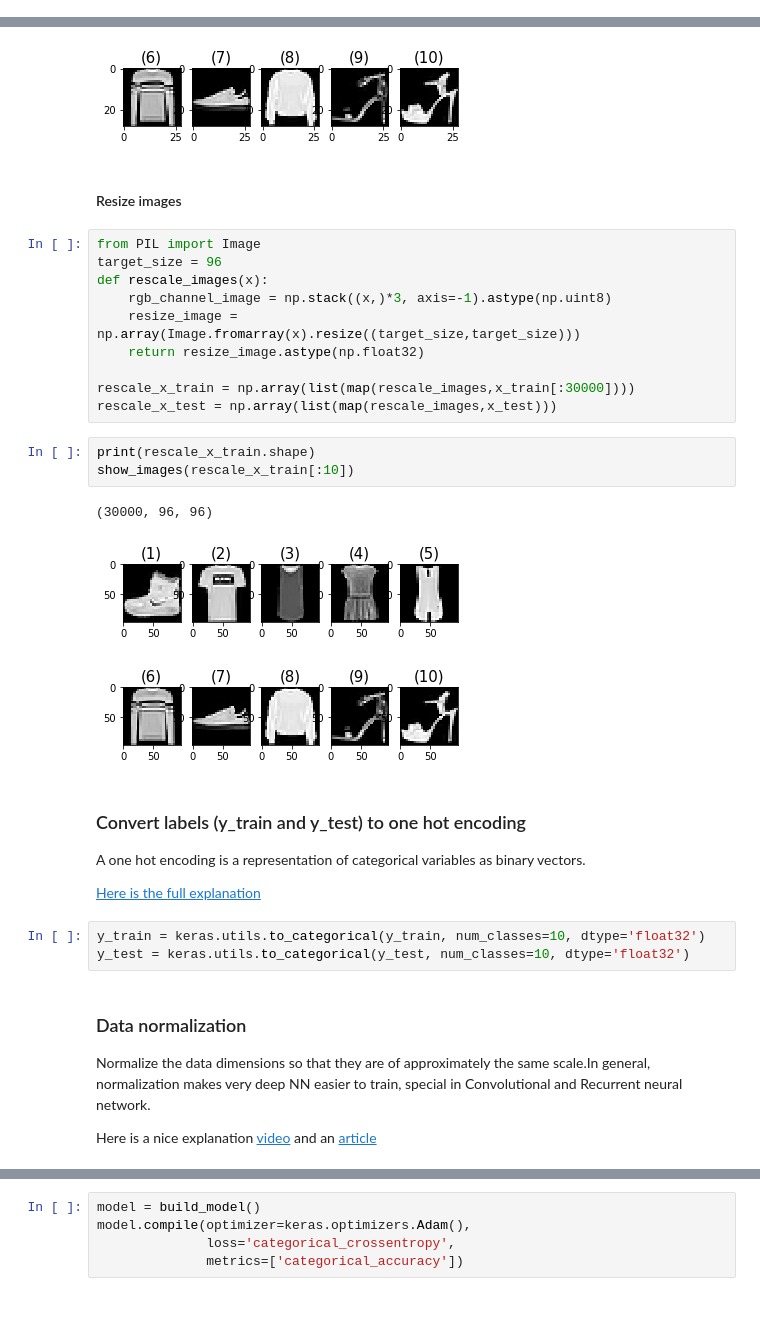
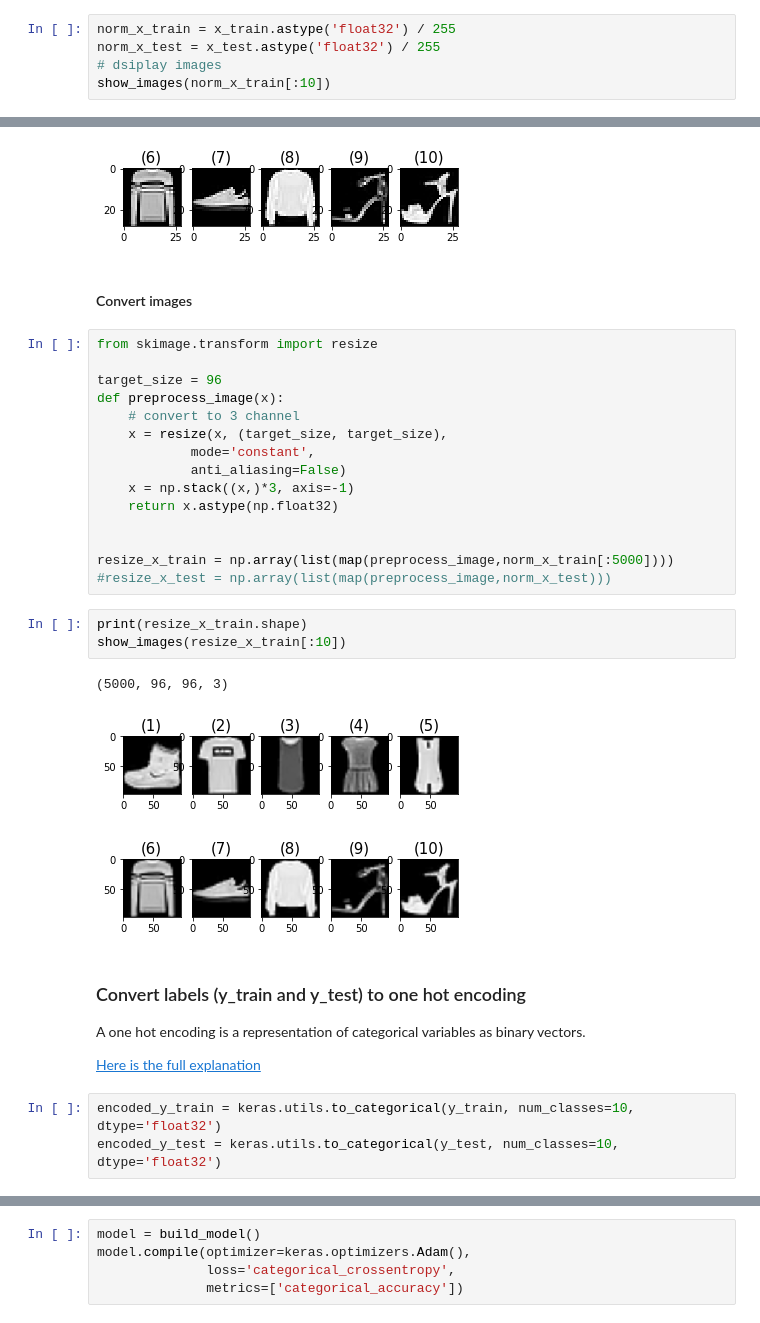
Before and after one commit to malnakli/ML, a Jupyter notebook: tf_servning_keras_mobilenetv2/main.ipynb, the cells around one changed output, grey strips where cells are left out. Drawn from its saved outputs; the diff is of its cells as text.

Commit message:
start working in part 2 for tf_servning_keras_mobilenetv2

```diff
--- a/tf_servning_keras_mobilenetv2/main.ipynb
+++ b/tf_servning_keras_mobilenetv2/main.ipynb
@@ -94,0 +99,5 @@ After getting the desired score in both train and valid data, we run the model a
+# %%
+norm_x_train = x_train.astype('float32') / 255
+norm_x_test = x_test.astype('float32') / 255
+# dsiplay images
+show_images(norm_x_train[:10])
@@ -109,34 +122,34 @@ show_images(x_train[:10])
 [figure]
 [figure]
 # %% [markdown]
-#### Resize images
+#### Convert images
 # %%
-from PIL import Image
+from skimage.transform import resize
+
 target_size = 96
-def rescale_images(x):
-    rgb_channel_image = np.stack((x,)*3, axis=-1).astype(np.uint8)
-    resize_image = np.array(Image.fromarray(x).resize((target_size,target_size)))
-    return resize_image.astype(np.float32)
+def preprocess_image(x):
+    # convert to 3 channel
+    x = resize(x, (target_size, target_size),
+            mode='constant',
+            anti_aliasing=False)
+    x = np.stack((x,)*3, axis=-1)
+    return x.astype(np.float32)
 
-rescale_x_train = np.array(list(map(rescale_images,x_train[:30000])))
-rescale_x_test = np.array(list(map(rescale_images,x_test)))
+
+resize_x_train = np.array(list(map(preprocess_image,norm_x_train[:5000])))
+#resize_x_test = np.array(list(map(preprocess_image,norm_x_test)))
 # %%
-print(rescale_x_train.shape)
-show_images(rescale_x_train[:10])
+print(resize_x_train.shape)
+show_images(resize_x_train[:10])
 # %% [output]
-(30000, 96, 96)
+(5000, 96, 96, 3)
 [figure]
-[figure, old version]
+[figure, new version]
 # %% [markdown]
 ### Convert labels (y_train and y_test) to one hot encoding
 A one hot encoding is a representation of categorical variables as binary vectors.
 
 [Here is the full explanation](https://machinelearningmastery.com/how-to-one-hot-encode-sequence-data-in-python/)
 # %%
-y_train = keras.utils.to_categorical(y_train, num_classes=10, dtype='float32')
-y_test = keras.utils.to_categorical(y_test, num_classes=10, dtype='float32')
+encoded_y_train = keras.utils.to_categorical(y_train, num_classes=10, dtype='float32')
+encoded_y_test = keras.utils.to_categorical(y_test, num_classes=10, dtype='float32')
-# %% [markdown]
-### Data normalization
-Normalize the data dimensions so that they are of approximately the same scale.In general, normalization makes very deep NN easier to train, special in Convolutional and Recurrent neural network.
-
-Here is a nice explanation [video](https://www.coursera.org/lecture/deep-neural-network/normalizing-activations-in-a-network-4ptp2) and an [article](https://medium.com/@darrenyaoyao.huang/why-we-need-normalization-in-deep-learning-from-batch-normalization-to-group-normalization-d06ea0e59c17)
```
Also changed, not shown: parts of 22 cells of this notebook, 3 other files.
